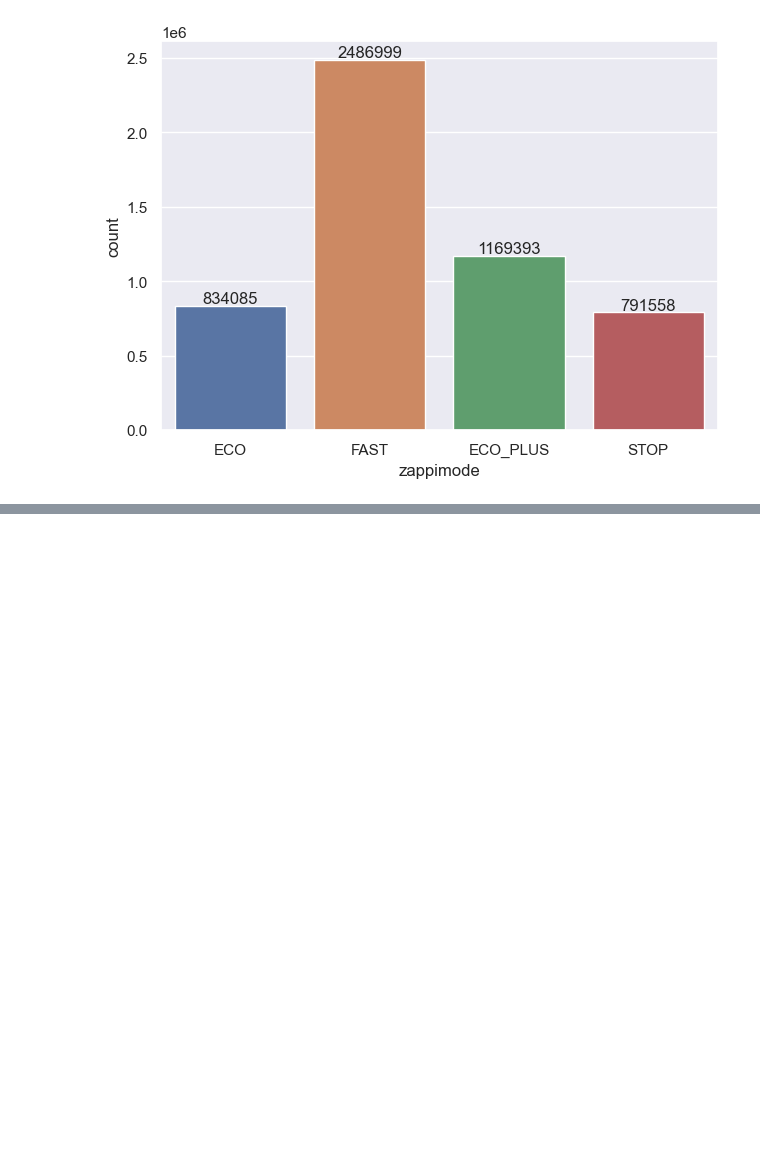
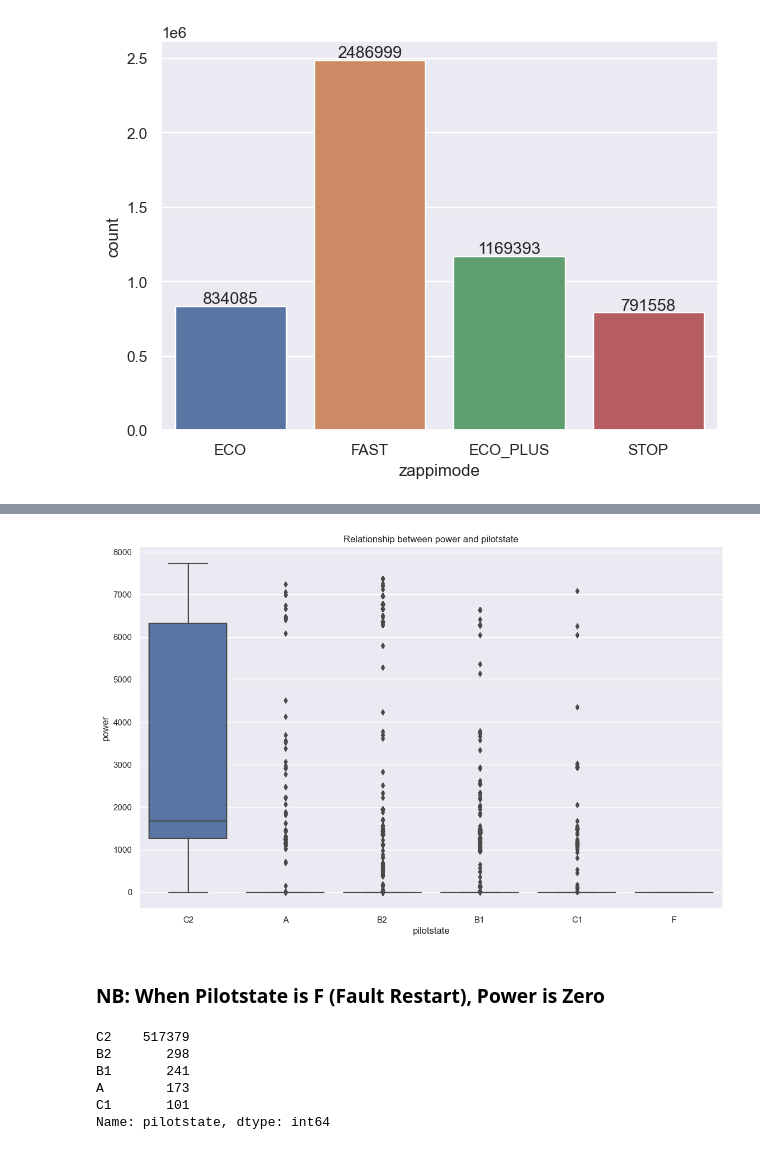
Before and after one commit to Clement-Quaye/EV-Analysis-and-the-Energy-Transition, a Jupyter notebook: Models/EV_Data.ipynb, the cells around one changed output, grey strips where cells are left out. Drawn from its saved outputs; the diff is of its cells as text; code cells hidden in the pictures; blank space fills up the shorter version.

```diff
--- a/Models/EV_Data.ipynb
+++ b/Models/EV_Data.ipynb
@@ -164,0 +232,15 @@ plt.show()
+# %%
+relationship_check(target='power', other='pilotstate')
+# %% [output]
+[figure, added]
+# %% [markdown]
+### NB: When Pilotstate is F (Fault Restart), Power is Zero
+# %%
+data[data.power > 0]['pilotstate'].value_counts()
+# %% [output]
+C2    517379
+B2       298
+B1       241
+A        173
+C1       101
+Name: pilotstate, dtype: int64
```
Also changed, not shown: parts of 18 cells of this notebook.
